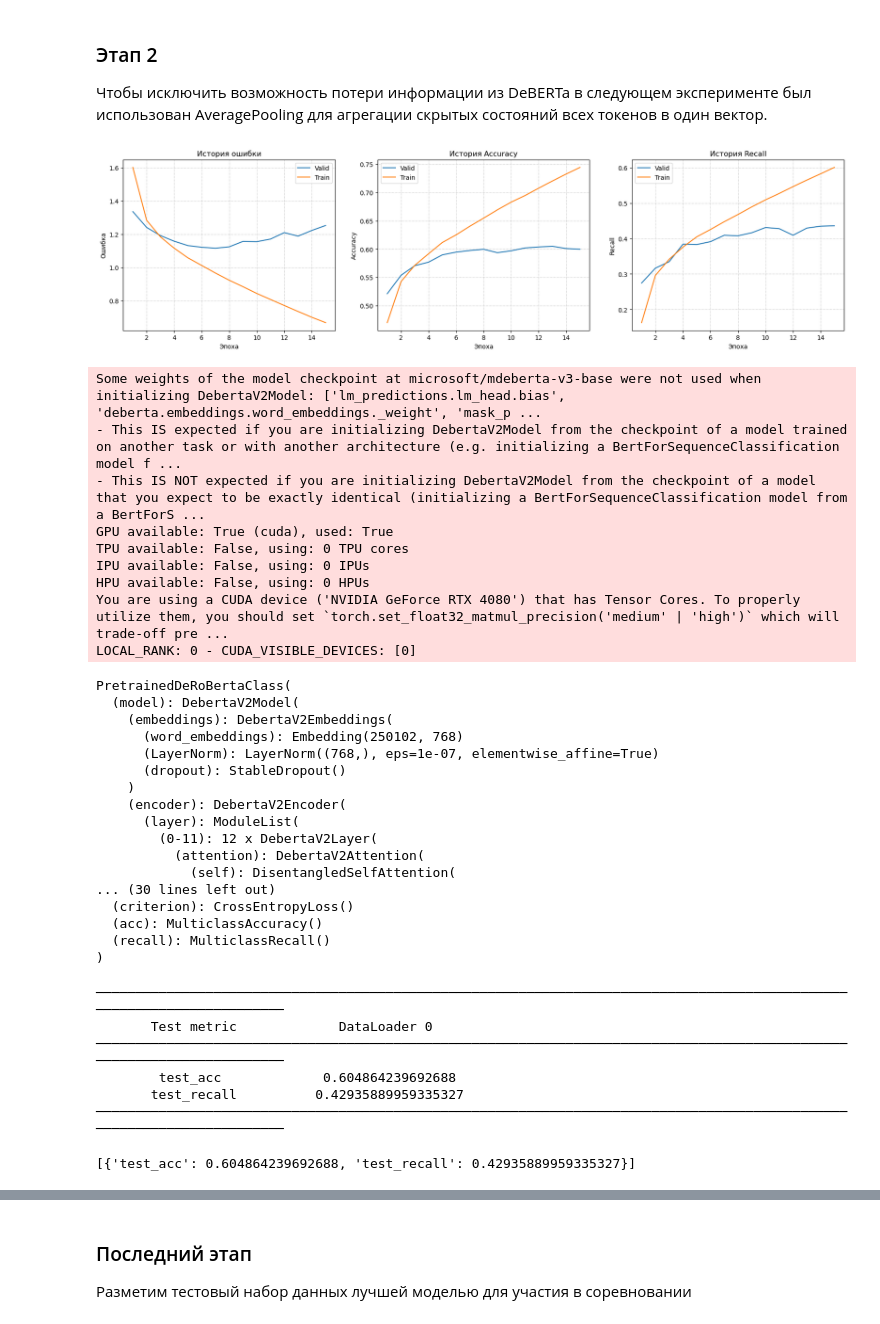
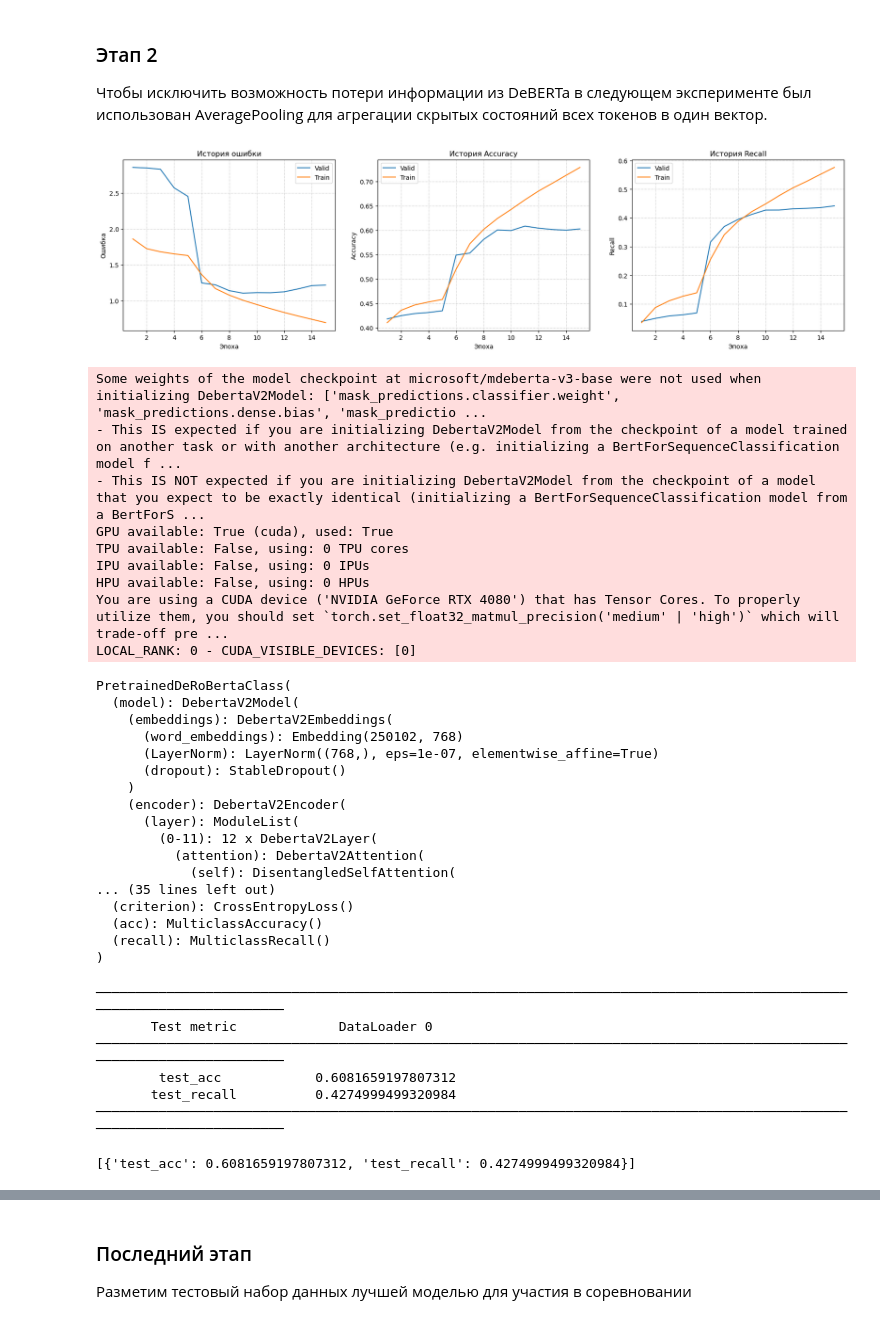
Before and after one commit to DmitryInd/TextSourceClassification, a Jupyter notebook: inference.ipynb, the cells around one changed output, grey strips where cells are left out. Cells and saved outputs as stored; diff of their text form; code cells hidden in the pictures.

Commit message:
Обучил модели RoBERTa и DeBERTa со свёрточным pooling'ом, добавил результаты обучения в итоговый ноутбук. Улучшил вывод метрик

```diff
--- a/inference.ipynb
+++ b/inference.ipynb
@@ -139,11 +140,11 @@ path_to_checkpoint = t_reader.get_ckpt_path(2)
 # %%
 # Training visualisation
-t_reader.plot_tensorboard_graphics(2)
+t_reader.plot_tensorboard_graphics(3)
 # %% [output]
-[figure, old version]
+[figure, new version]
 # %%
 # Pytorch lightning
-deberta_model = OldPretrainedDeRoBertaClass.load_from_checkpoint(path_to_checkpoint)
+deberta_model = PretrainedDeRoBertaClass.load_from_checkpoint(path_to_checkpoint)
 print(deberta_model)
 trainer_args = {
     "accelerator": "gpu",
@@ -152,7 +153,7 @@ trainer_args = {
 trainer = pl.Trainer(**trainer_args, enable_progress_bar=True)
 trainer.test(deberta_model, val_dataloader)
 # %% [output]
-Some weights of the model checkpoint at microsoft/mdeberta-v3-base were not used when initializing DebertaV2Model: ['lm_predictions.lm_head.bias', 'deberta.embeddings.word_embeddings._weight', 'mask_p ...
+Some weights of the model checkpoint at microsoft/mdeberta-v3-base were not used when initializing DebertaV2Model: ['mask_predictions.classifier.weight', 'mask_predictions.dense.bias', 'mask_predictio ...
 - This IS expected if you are initializing DebertaV2Model from the checkpoint of a model trained on another task or with another architecture (e.g. initializing a BertForSequenceClassification model f ...
 - This IS NOT expected if you are initializing DebertaV2Model from the checkpoint of a model that you expect to be exactly identical (initializing a BertForSequenceClassification model from a BertForS ...
 GPU available: True (cuda), used: True
@@ -173,7 +174,7 @@ PretrainedDeRoBertaClass(
         (0-11): 12 x DebertaV2Layer(
           (attention): DebertaV2Attention(
             (self): DisentangledSelfAttention(
-... (30 lines left out)
+... (35 lines left out)
   (criterion): CrossEntropyLoss()
   (acc): MulticlassAccuracy()
   (recall): MulticlassRecall()
@@ -181,10 +182,10 @@ PretrainedDeRoBertaClass(
 ────────────────────────────────────────────────────────────────────────────────────────────────────────────────────────
        Test metric             DataLoader 0
 ────────────────────────────────────────────────────────────────────────────────────────────────────────────────────────
-        test_acc             0.604864239692688
-       test_recall          0.42935889959335327
+        test_acc            0.6081659197807312
+       test_recall          0.4274999499320984
 ────────────────────────────────────────────────────────────────────────────────────────────────────────────────────────
-[{'test_acc': 0.604864239692688, 'test_recall': 0.42935889959335327}]
+[{'test_acc': 0.6081659197807312, 'test_recall': 0.4274999499320984}]
 # %%
 # Print metrics
 stats = Statistics(deberta_model, val_dataloader)
```
Also changed, not shown: parts of 19 cells of this notebook, 4 other files.
